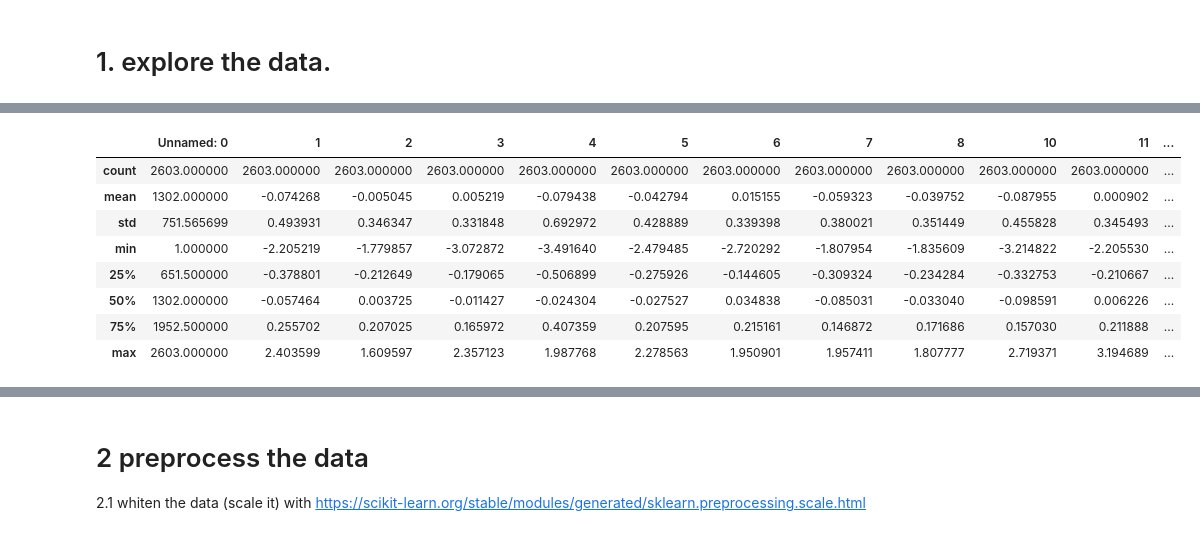
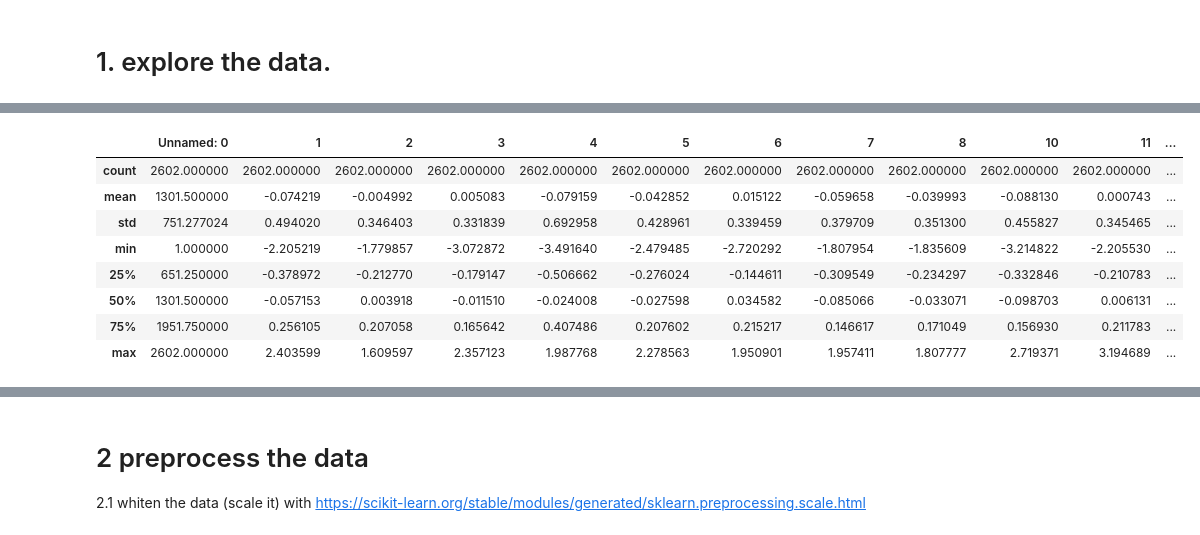
Before and after one commit to bflaggs/DSPS_BFlaggs, a Jupyter notebook: HW7/ClusteringGenes.ipynb, the cells around one changed output, grey strips where cells are left out. Drawn from its saved outputs; the diff is of its cells as text; code cells hidden in the pictures.

```diff
--- a/HW7/ClusteringGenes.ipynb
+++ b/HW7/ClusteringGenes.ipynb
@@ -18,0 +35,2 @@ genes = pd.read_csv("https://raw.githubusercontent.com/fedhere/DSPS_FBianco/mast
+# %%
+genes = genes.dropna(axis=0)
@@ -19,13 +53,12 @@ genes = pd.read_csv("https://raw.githubusercontent.com/fedhere/DSPS_FBianco/mast
 # %%
-genes.head()
 genes.describe()
 # %% [output]
 |  | Unnamed: 0 | 1 | 2 | 3 | 4 | 5 | 6 | 7 | 8 | 10 | 11 | ... |
-| count | 2603.000000 | 2603.000000 | 2603.000000 | 2603.000000 | 2603.000000 | 2603.000000 | 2603.000000 | 2603.000000 | 2603.000000 | 2603.000000 | 2603.000000 | ... |
-| mean | 1302.000000 | -0.074268 | -0.005045 | 0.005219 | -0.079438 | -0.042794 | 0.015155 | -0.059323 | -0.039752 | -0.087955 | 0.000902 | ... |
-| std | 751.565699 | 0.493931 | 0.346347 | 0.331848 | 0.692972 | 0.428889 | 0.339398 | 0.380021 | 0.351449 | 0.455828 | 0.345493 | ... |
+| count | 2602.000000 | 2602.000000 | 2602.000000 | 2602.000000 | 2602.000000 | 2602.000000 | 2602.000000 | 2602.000000 | 2602.000000 | 2602.000000 | 2602.000000 | ... |
+| mean | 1301.500000 | -0.074219 | -0.004992 | 0.005083 | -0.079159 | -0.042852 | 0.015122 | -0.059658 | -0.039993 | -0.088130 | 0.000743 | ... |
+| std | 751.277024 | 0.494020 | 0.346403 | 0.331839 | 0.692958 | 0.428961 | 0.339459 | 0.379709 | 0.351300 | 0.455827 | 0.345465 | ... |
 | min | 1.000000 | -2.205219 | -1.779857 | -3.072872 | -3.491640 | -2.479485 | -2.720292 | -1.807954 | -1.835609 | -3.214822 | -2.205530 | ... |
-| 25% | 651.500000 | -0.378801 | -0.212649 | -0.179065 | -0.506899 | -0.275926 | -0.144605 | -0.309324 | -0.234284 | -0.332753 | -0.210667 | ... |
-| 50% | 1302.000000 | -0.057464 | 0.003725 | -0.011427 | -0.024304 | -0.027527 | 0.034838 | -0.085031 | -0.033040 | -0.098591 | 0.006226 | ... |
-| 75% | 1952.500000 | 0.255702 | 0.207025 | 0.165972 | 0.407359 | 0.207595 | 0.215161 | 0.146872 | 0.171686 | 0.157030 | 0.211888 | ... |
-| max | 2603.000000 | 2.403599 | 1.609597 | 2.357123 | 1.987768 | 2.278563 | 1.950901 | 1.957411 | 1.807777 | 2.719371 | 3.194689 | ... |
+| 25% | 651.250000 | -0.378972 | -0.212770 | -0.179147 | -0.506662 | -0.276024 | -0.144611 | -0.309549 | -0.234297 | -0.332846 | -0.210783 | ... |
+| 50% | 1301.500000 | -0.057153 | 0.003918 | -0.011510 | -0.024008 | -0.027598 | 0.034582 | -0.085066 | -0.033071 | -0.098703 | 0.006131 | ... |
+| 75% | 1951.750000 | 0.256105 | 0.207058 | 0.165642 | 0.407486 | 0.207602 | 0.215217 | 0.146617 | 0.171049 | 0.156930 | 0.211783 | ... |
+| max | 2602.000000 | 2.403599 | 1.609597 | 2.357123 | 1.987768 | 2.278563 | 1.950901 | 1.957411 | 1.807777 | 2.719371 | 3.194689 | ... |
```
Also changed, not shown: parts of 5 cells of this notebook.
